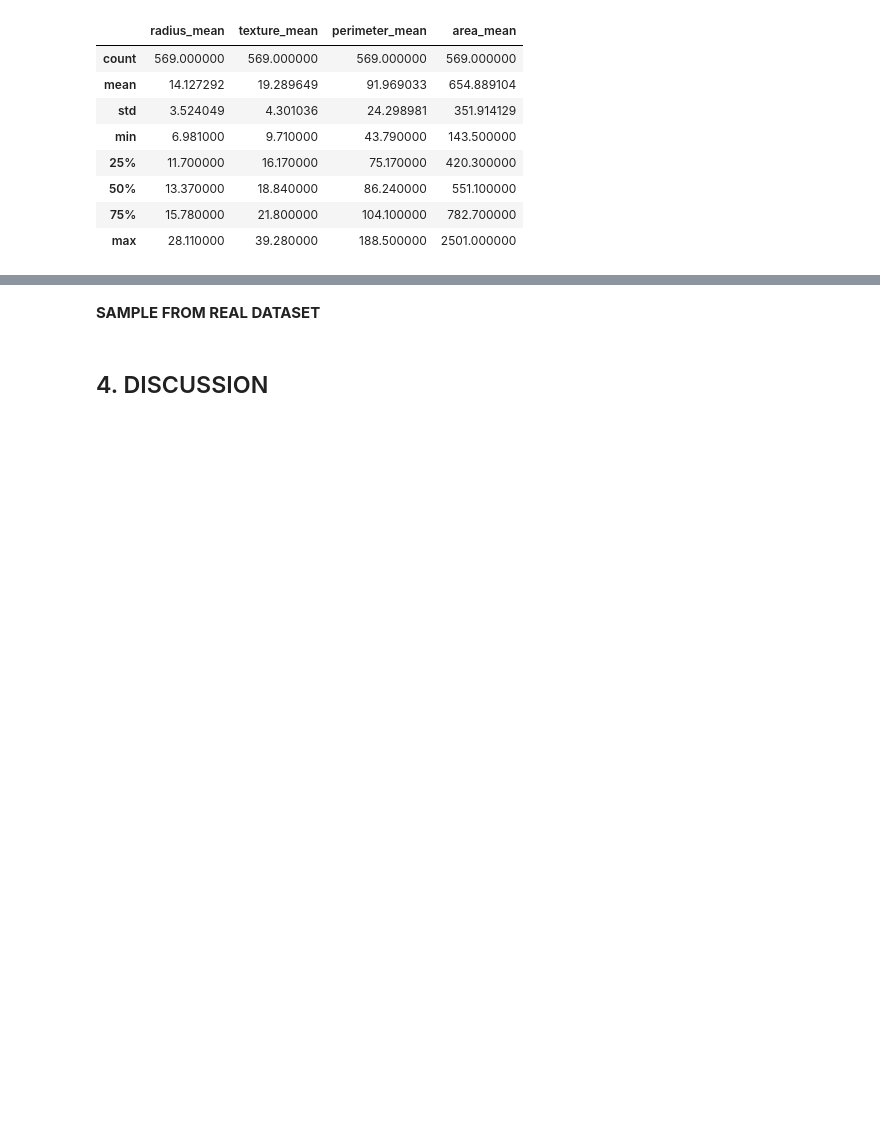
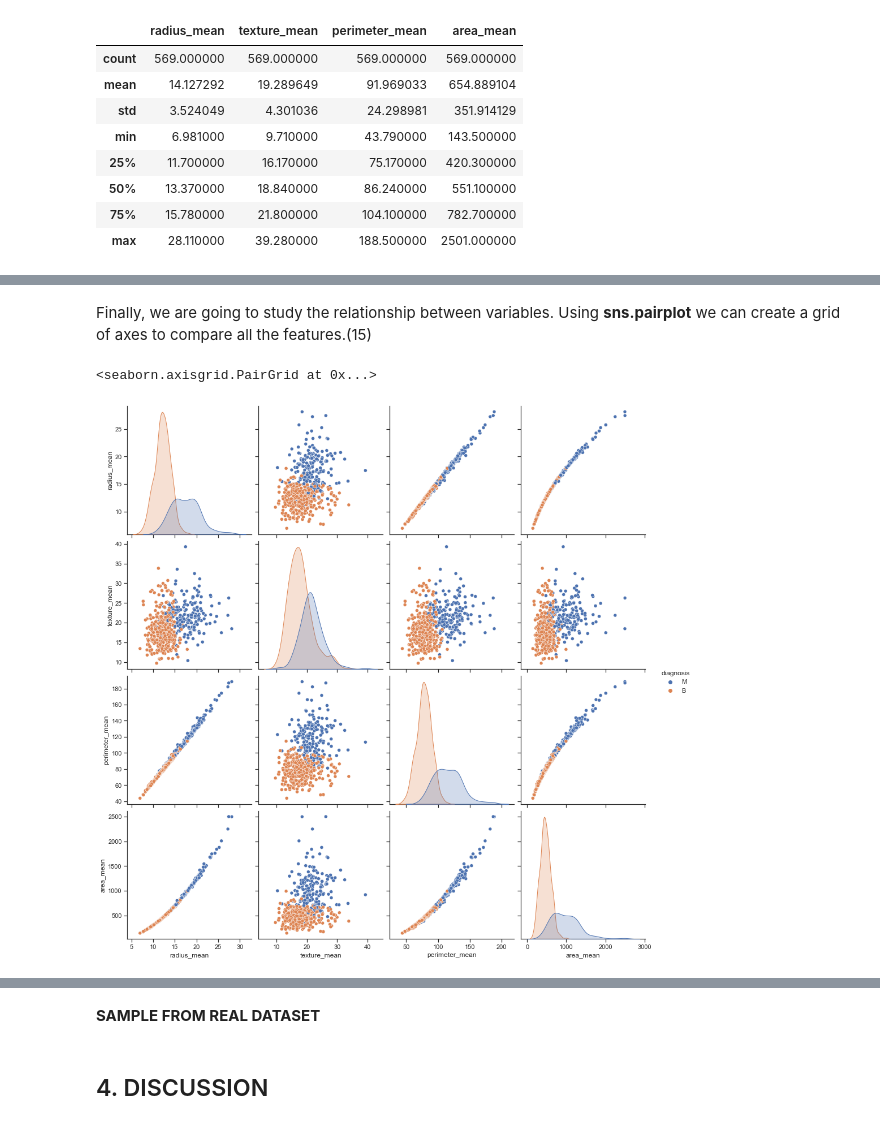
Before and after one commit to RobVergano/PDA22, a Jupyter notebook: Project 1 PDA 2022.ipynb, the cells around one changed output, grey strips where cells are left out. Saved outputs shown, nothing was run; the diff lists cells and outputs as text; code cells hidden in the pictures; blank space fills up the shorter version.

```diff
--- a/Project 1 PDA 2022.ipynb
+++ b/Project 1 PDA 2022.ipynb
@@ -138,0 +161,8 @@ sns.pairplot(df, hue= "diagnosis")
+# %% [markdown]
+Finally, we are going to study the relationship between variables. Using **sns.pairplot** we can create a grid of axes to compare all the features.(15)
+# %%
+# hue="diagnosis" To map according the diagnosis feature in different colors.
+sns.pairplot(df, hue="diagnosis",height=3.5)
+# %% [output]
+<seaborn.axisgrid.PairGrid at 0x...>
+[figure, added]
```
Also changed, not shown: parts of 27 cells of this notebook.
